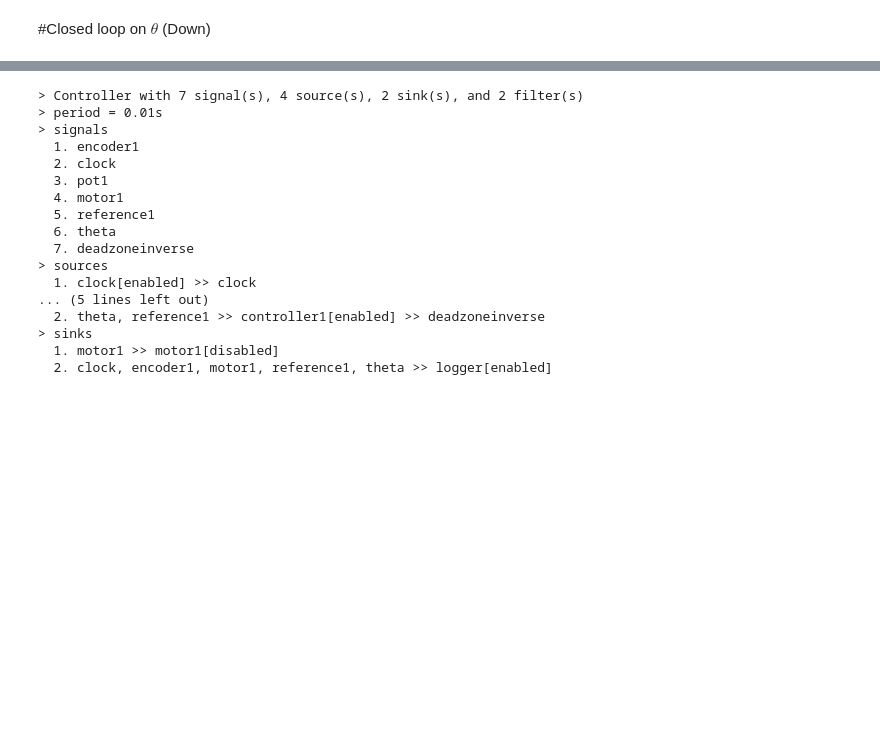
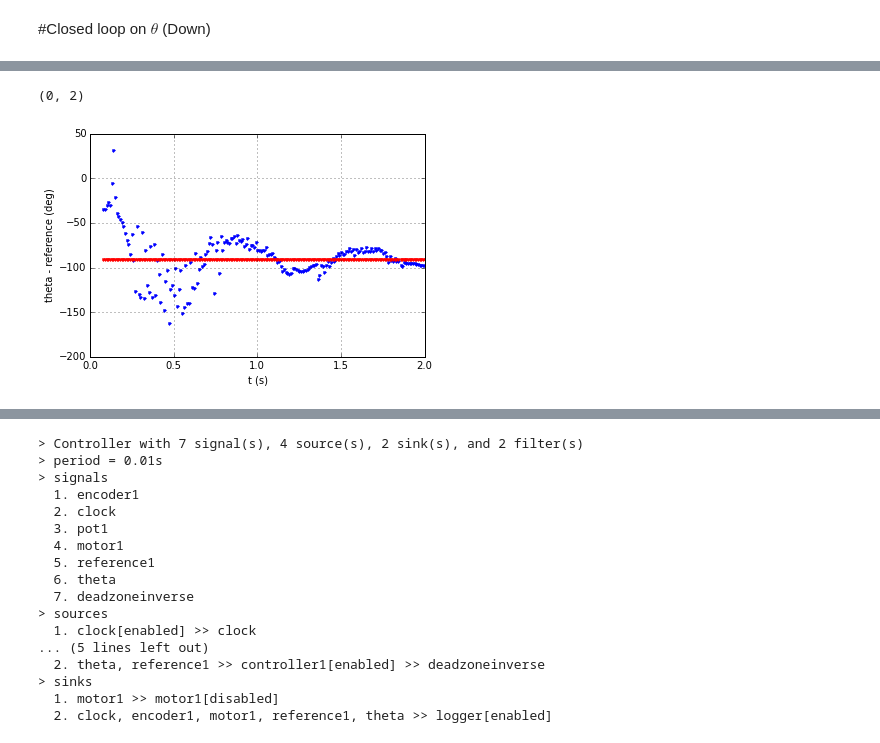
Before and after one commit to mcdeoliveira/pyctrl, a Jupyter notebook: python/notebook/PendulumControl.ipynb, the cells around one changed output, grey strips where cells are left out. Drawn from its saved outputs; the diff is of its cells as text; code cells hidden in the pictures; blank space fills up the shorter version.

```diff
--- a/python/notebook/PendulumControl.ipynb
+++ b/python/notebook/PendulumControl.ipynb
@@ -228,0 +191,9 @@ plt.grid()
+# %%
+plt.plot(t, 360*theta, 'b.', t, 360*reference, 'r.')
+plt.xlabel('t (s)')
+plt.ylabel('theta - reference (deg)')
+plt.grid()
+plt.xlim(t0,t0+2)
+# %% [output]
+(0, 2)
+[figure, added]
```
Also changed, not shown: parts of 26 cells of this notebook, 2 other files.
